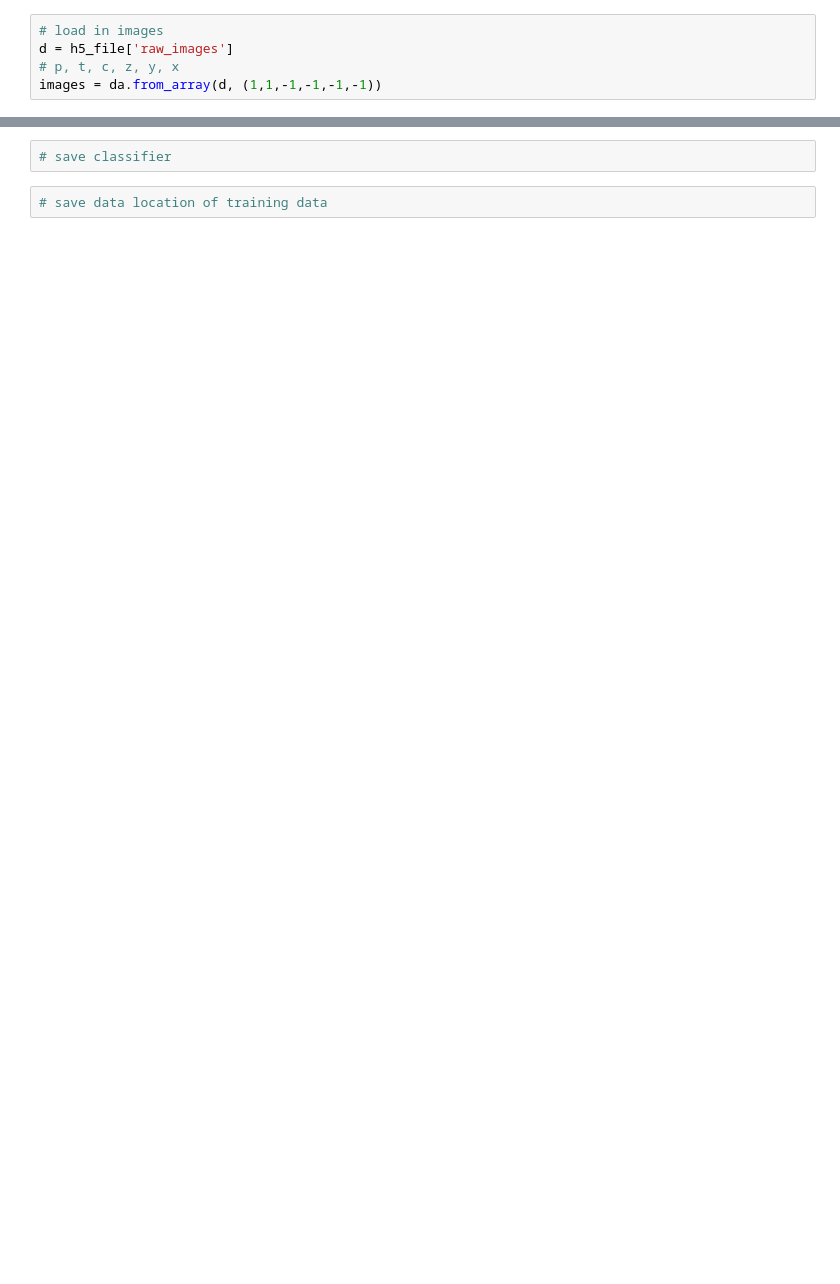
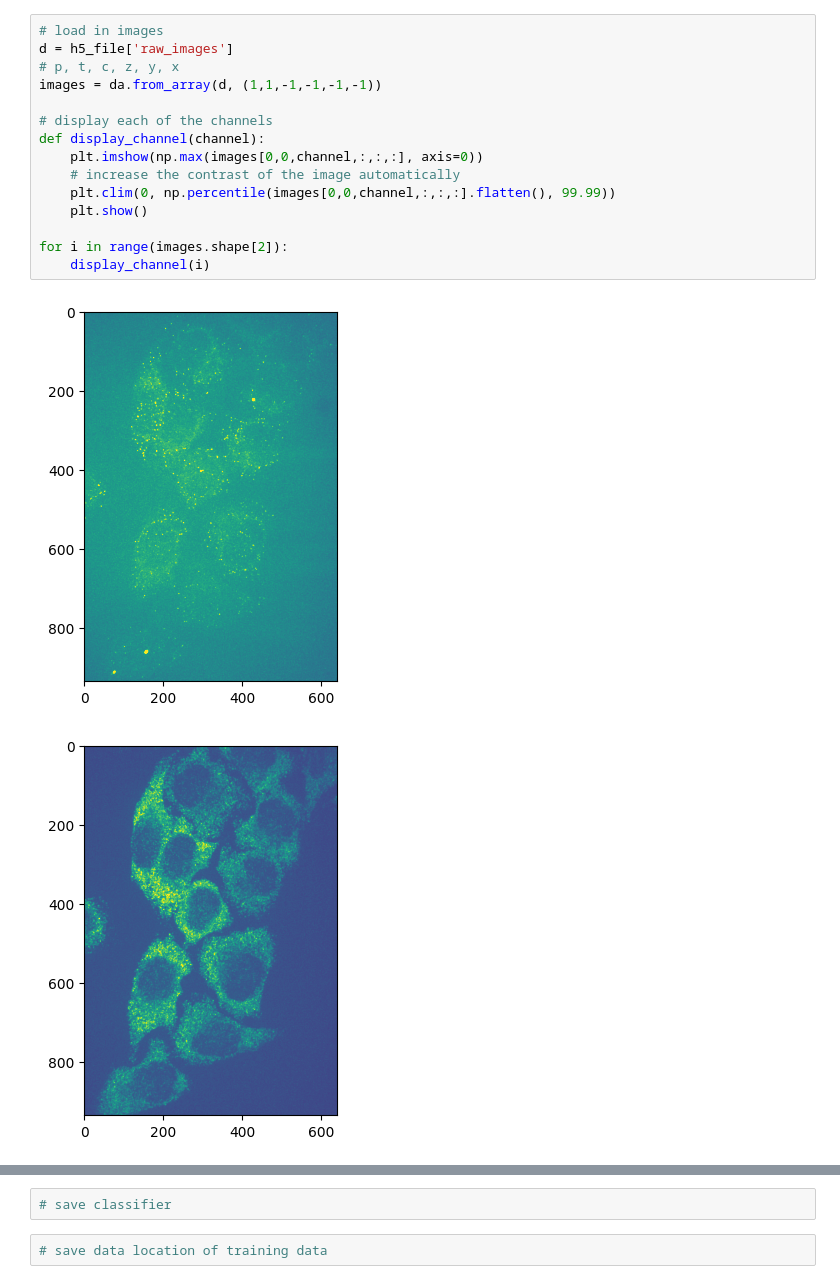
Before and after one commit to MunskyGroup/FISH_Processing, a Jupyter notebook: models/Spot_Filtering_NN.ipynb, the cells around one changed output, grey strips where cells are left out. Drawn from its saved outputs; the diff is of its cells as text; blank space fills up the shorter version.

Commit message:
Fixed display bug and saving bug

```diff
--- a/models/Spot_Filtering_NN.ipynb
+++ b/models/Spot_Filtering_NN.ipynb
@@ -28,5 +54,18 @@ spots
 # %%
 # load in images
 d = h5_file['raw_images']
 # p, t, c, z, y, x
 images = da.from_array(d, (1,1,-1,-1,-1,-1))
+
+# display each of the channels
+def display_channel(channel):
+    plt.imshow(np.max(images[0,0,channel,:,:,:], axis=0))
+    # increase the contrast of the image automatically
+    plt.clim(0, np.percentile(images[0,0,channel,:,:,:].flatten(), 99.99))
+    plt.show()
+
+for i in range(images.shape[2]):
+    display_channel(i)
+# %% [output]
+[figure, added]
+[figure, added]
```
Also changed, not shown: parts of 10 cells of this notebook, 5 other files.
